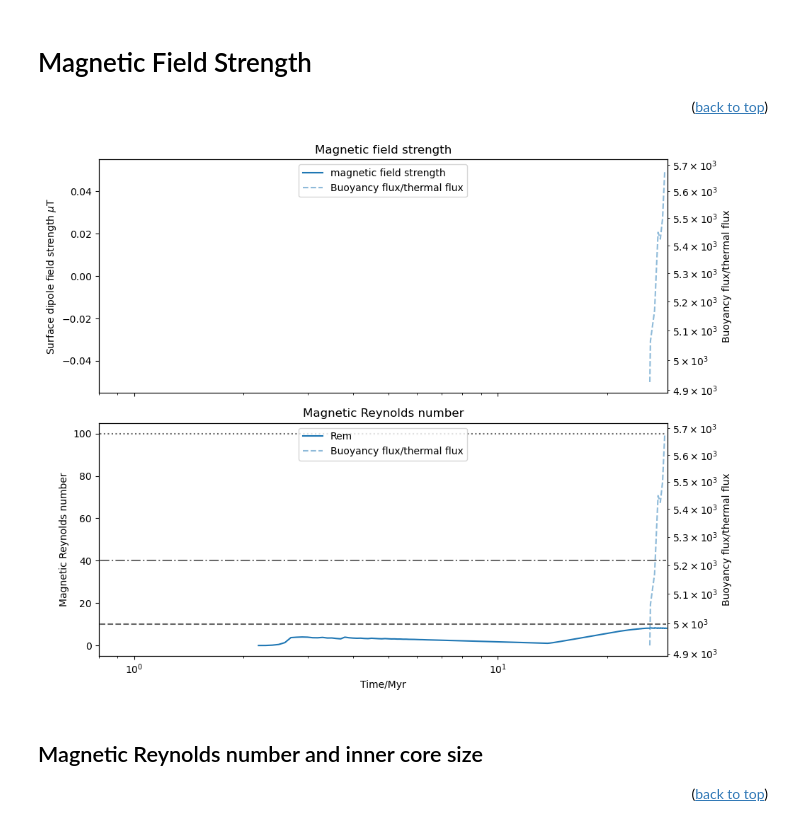
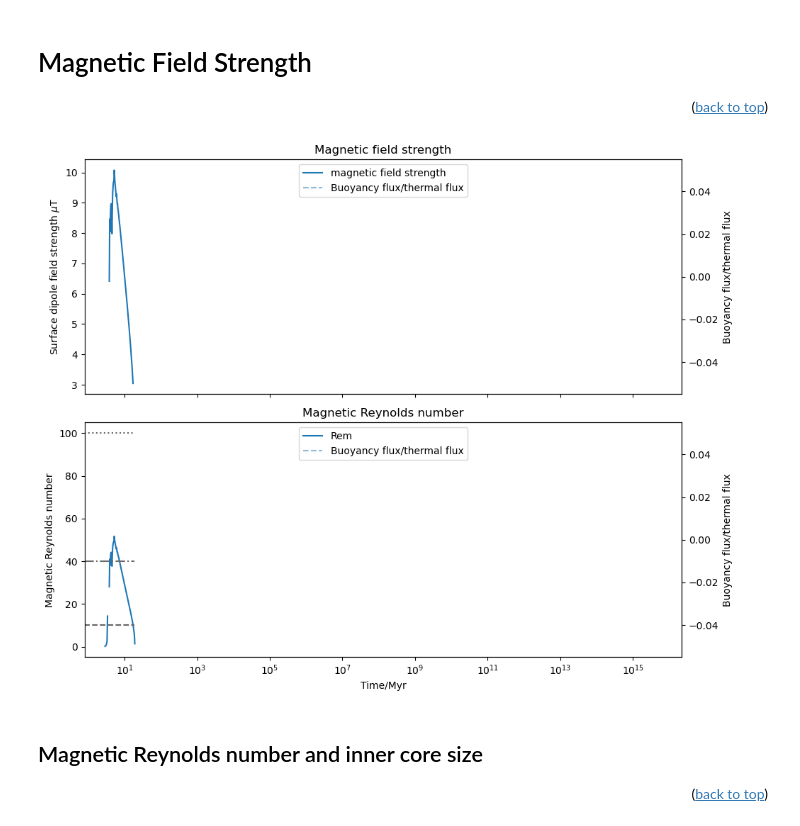
Before and after one commit to Hannah-RS/planetesimal-magnetic-history, a Jupyter notebook: Plotting_scripts/plot_combined.ipynb, the cells around one changed output. Cells and saved outputs as stored; diff of their text form; code cells hidden in the pictures.

```diff
--- a/Plotting_scripts/plot_combined.ipynb
+++ b/Plotting_scripts/plot_combined.ipynb
@@ -34,11 +34,14 @@ from plotting_constants import Myr, Tml, Tms
 # %% [markdown]
 Choose run and whether you want to save figure
 # %%
-run=19
-save = False# do you want to save your figures?
+run=33
+save = True# do you want to save your figures?
 conduction = False #does the mantle switch to conduction
 automated = False #if this run was one of an automated group
 path = '../Results_combined/' #path to files
+#path = '../Run_params/berlin_test3/'
+#save_path = '../Plots/berlin_test3/'
+save_path = '../Plots/'
 # %% [markdown]
 Load npz files for differentiation
 # %%
@@ -513,37 +522,37 @@ threshold=10
 size=2.5 #size of points on scatter plot
 
 #B plot
 ln3 = ax[0].plot(t_plot_t,np.ma.masked_where(Rem<threshold,B),label='Magnetic field strength')
 ln4 = ax2.plot(t_plot_t[buoyr>0],buoyr[buoyr>0],alpha=0.5,linestyle='dashed',label='Buoyancy/thermal flux')
 
 #Rem plot
 ln1 = ax[1].plot(t_plot_t,np.ma.masked_where(Rem<=0,Rem),label='Rem')
 ln2 = ax3.plot(t_plot_t[buoyr>0],buoyr[buoyr>0],linestyle='dashed',alpha=0.5, label='Buoyancy/thermal flux')
 
 ax[1].hlines(10,xmin=0,xmax=t_plot_t[Rem>0][-1],color='dimgray',linestyle='--')
 ax[1].hlines(40,xmin=0,xmax=t_plot_t[Rem>0][-1],color='dimgray',linestyle='-.')
 ax[1].hlines(100,xmin=0,xmax=t_plot_t[Rem>0][-1],color='dimgray',linestyle='dotted')
 
 ax[0].set_ylabel('Surface dipole field strength $\\mu$T')
 ax[1].set_ylabel('Magnetic Reynolds number')
 ax2.set_ylabel('Buoyancy flux/thermal flux')
 ax3.set_ylabel('Buoyancy flux/thermal flux')
 
 ax[1].set_xlabel('Time/Myr')
 ax[0].legend(ln3+ln4,['magnetic field strength','Buoyancy flux/thermal flux'],loc='upper center')
 ax[1].legend(ln1+ln2,['Rem','Buoyancy flux/thermal flux'],loc='upper center')
 ax[0].set_xscale('log')
 ax[1].set_xscale('log')
-ax2.set_yscale('log')
-ax3.set_yscale('log')
+#ax2.set_yscale('log')
+#ax3.set_yscale('log')
 ax[0].set_title('Magnetic field strength')
 ax[1].set_title('Magnetic Reynolds number')
 ax[1].set_xlim(left=0.8)
 
 if save==True:
-    plt.savefig(f'../Plots/BRem_buoy_{run}.png',dpi=450,bbox_inches='tight')
+    plt.savefig(f'{save_path}BRem_buoy_{run}.png',dpi=450,bbox_inches='tight')
 # %% [output]
-[figure, old version]
+[figure, new version]
 # %% [markdown]
 ## Magnetic Reynolds number and inner core size <a class="anchor" id="Rem"></a>
 <p align="right">(<a href="#top">back to top</a>)</p>
```
Also changed, not shown: parts of 25 cells of this notebook.
